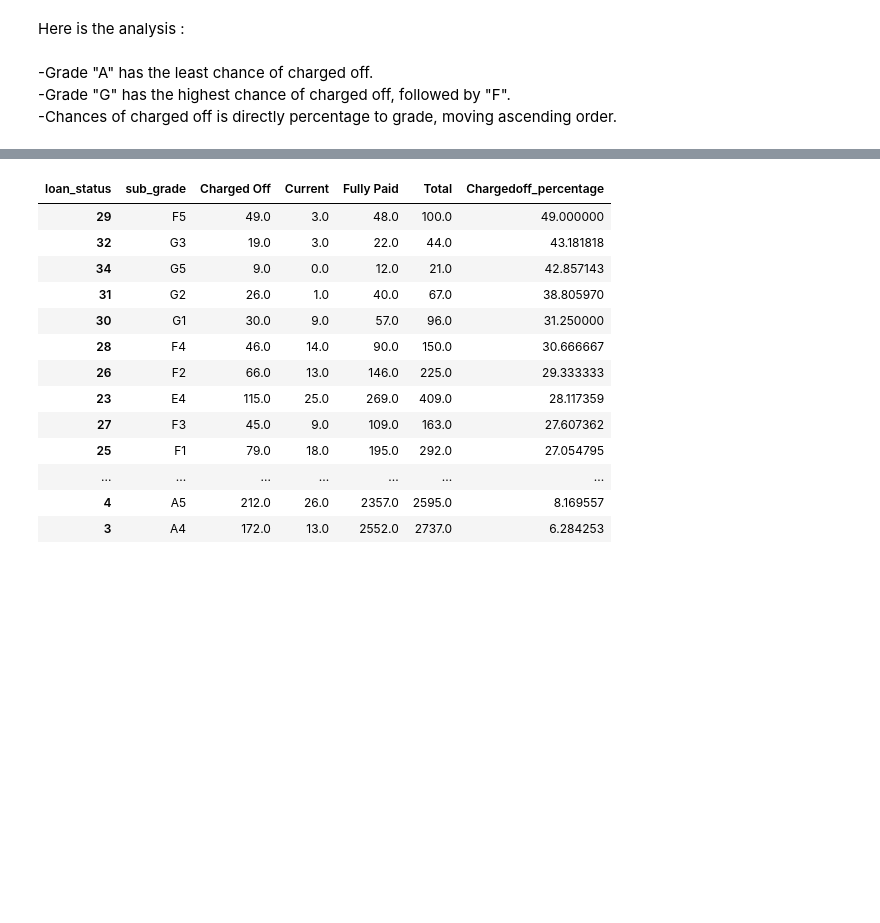
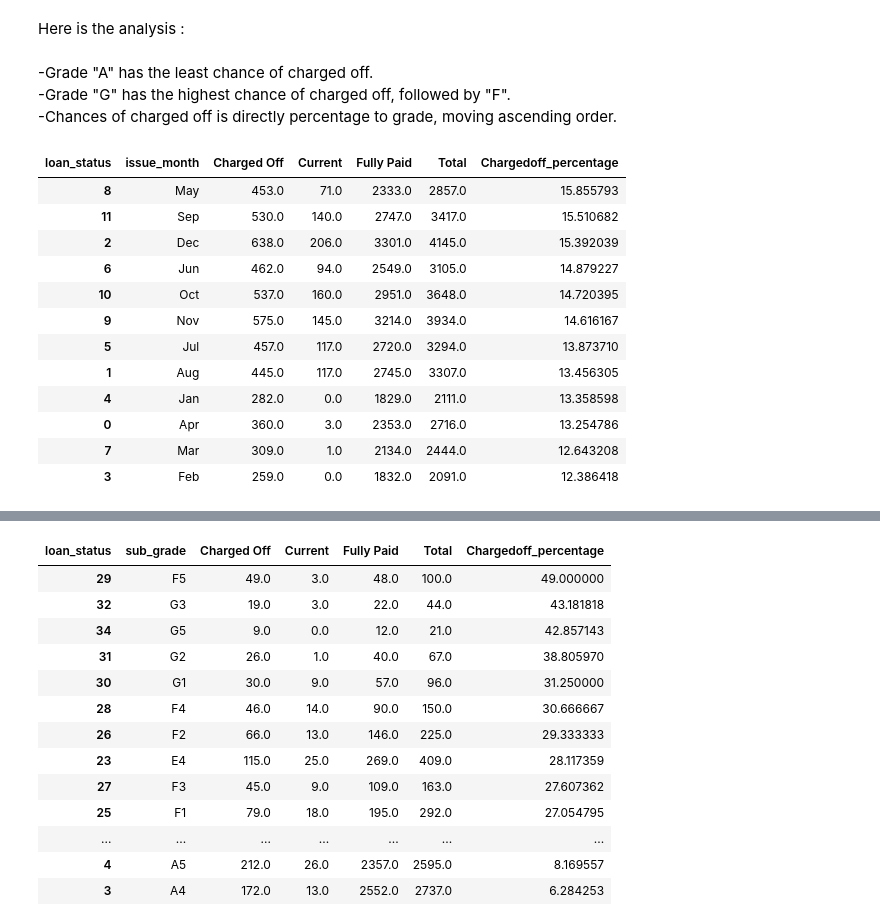
Before and after one commit to chetnapriyadarshini/Lending_Club_Case_Study_EDA, a Jupyter notebook: Group_Facilitator_Name.ipynb, the cells around one changed output, grey strips where cells are left out. Saved outputs shown, nothing was run; the diff lists cells and outputs as text; code cells hidden in the pictures; blank space fills up the shorter version.

```diff
--- a/Group_Facilitator_Name.ipynb
+++ b/Group_Facilitator_Name.ipynb
@@ -861,3 +861,24 @@ Here is the analysis :<br><br>
 -Grade "A" has the least chance of charged off.<br>
 -Grade "G" has the highest chance of charged off, followed by "F".<br>
 -Chances of charged off is directly percentage to grade, moving ascending order.<br>
+# %%
+#   Issue Month Vs Charged Off
+
+month_vs_loan = loanData.groupby(['issue_month', 'loan_status']).loan_status.count().unstack().fillna(0).reset_index()
+month_vs_loan['Total'] = month_vs_loan['Charged Off'] + month_vs_loan['Current'] + month_vs_loan['Fully Paid']
+month_vs_loan['Chargedoff_percentage'] = (month_vs_loan['Charged Off'] / month_vs_loan['Total'])*100
+month_vs_loan.sort_values('Chargedoff_percentage', ascending=False)
+# %% [output]
+| loan_status | issue_month | Charged Off | Current | Fully Paid | Total | Chargedoff_percentage |
+| 8 | May | 453.0 | 71.0 | 2333.0 | 2857.0 | 15.855793 |
+| 11 | Sep | 530.0 | 140.0 | 2747.0 | 3417.0 | 15.510682 |
+| 2 | Dec | 638.0 | 206.0 | 3301.0 | 4145.0 | 15.392039 |
+| 6 | Jun | 462.0 | 94.0 | 2549.0 | 3105.0 | 14.879227 |
+| 10 | Oct | 537.0 | 160.0 | 2951.0 | 3648.0 | 14.720395 |
+| 9 | Nov | 575.0 | 145.0 | 3214.0 | 3934.0 | 14.616167 |
+| 5 | Jul | 457.0 | 117.0 | 2720.0 | 3294.0 | 13.873710 |
+| 1 | Aug | 445.0 | 117.0 | 2745.0 | 3307.0 | 13.456305 |
+| 4 | Jan | 282.0 | 0.0 | 1829.0 | 2111.0 | 13.358598 |
+| 0 | Apr | 360.0 | 3.0 | 2353.0 | 2716.0 | 13.254786 |
+| 7 | Mar | 309.0 | 1.0 | 2134.0 | 2444.0 | 12.643208 |
+| 3 | Feb | 259.0 | 0.0 | 1832.0 | 2091.0 | 12.386418 |
```
Also changed, not shown: parts of 5 cells of this notebook.
